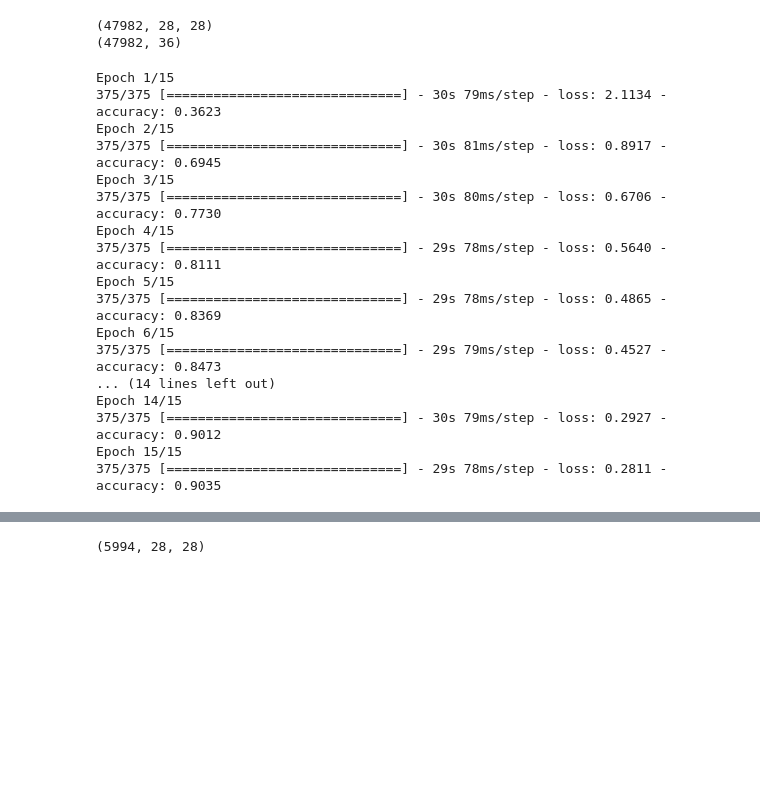
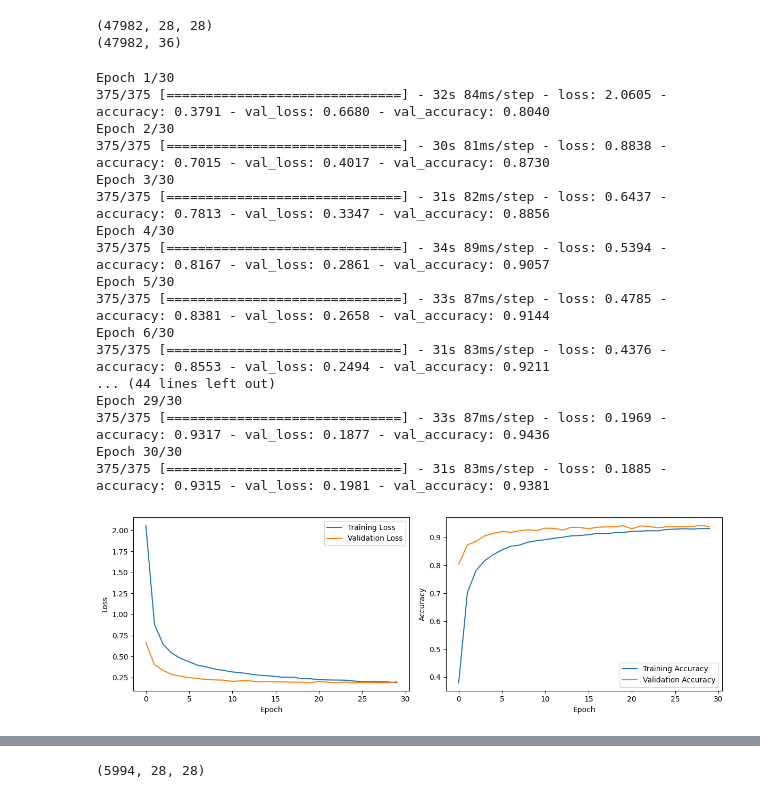
Before and after one commit to Chbmleao/captcha-recognition, a Jupyter notebook: cnn.ipynb, the cells around one changed output, grey strips where cells are left out. Cells and saved outputs as stored; diff of their text form; code cells hidden in the pictures; blank space fills up the shorter version.

Commit message:
feat: add validation dataset on model fitting

```diff
--- a/cnn.ipynb
+++ b/cnn.ipynb
@@ -145,13 +151,16 @@ First three labels: ['R' 'N' 'I']
 # %%
 X_train = X_train.astype('float32')
 X_test = X_test.astype('float32')
+X_val = X_val.astype('float32')
 X_train /= 255
 X_test /= 255
+X_val /= 255
 # %% [markdown]
 ## Preprocess class labels for Keras
 # %%
 Y_train = to_categorical(y_train, 36)
 Y_test = to_categorical(y_test, 36)
+Y_val = to_categorical(y_val, 36)
 # %%
 # Sequential layer
 model = Sequential()
@@ -202,26 +216,54 @@ print(Y_train.shape)
 (47982, 28, 28)
 (47982, 36)
 # %%
-response = model.fit(X_train, Y_train,
-          batch_size=128, epochs=15, verbose=1)
+response = model.fit(
+  X_train, Y_train,
+  validation_data=(X_val, Y_val),
+  batch_size=128, epochs=30, verbose=1
+)
 # %% [output]
-Epoch 1/15
-375/375 [==============================] - 30s 79ms/step - loss: 2.1134 - accuracy: 0.3623
-Epoch 2/15
-375/375 [==============================] - 30s 81ms/step - loss: 0.8917 - accuracy: 0.6945
-Epoch 3/15
-375/375 [==============================] - 30s 80ms/step - loss: 0.6706 - accuracy: 0.7730
-Epoch 4/15
-375/375 [==============================] - 29s 78ms/step - loss: 0.5640 - accuracy: 0.8111
-Epoch 5/15
-375/375 [==============================] - 29s 78ms/step - loss: 0.4865 - accuracy: 0.8369
-Epoch 6/15
-375/375 [==============================] - 29s 79ms/step - loss: 0.4527 - accuracy: 0.8473
-... (14 lines left out)
-Epoch 14/15
-375/375 [==============================] - 30s 79ms/step - loss: 0.2927 - accuracy: 0.9012
-Epoch 15/15
-375/375 [==============================] - 29s 78ms/step - loss: 0.2811 - accuracy: 0.9035
+Epoch 1/30
+375/375 [==============================] - 32s 84ms/step - loss: 2.0605 - accuracy: 0.3791 - val_loss: 0.6680 - val_accuracy: 0.8040
+Epoch 2/30
+375/375 [==============================] - 30s 81ms/step - loss: 0.8838 - accuracy: 0.7015 - val_loss: 0.4017 - val_accuracy: 0.8730
+Epoch 3/30
+375/375 [==============================] - 31s 82ms/step - loss: 0.6437 - accuracy: 0.7813 - val_loss: 0.3347 - val_accuracy: 0.8856
+Epoch 4/30
+375/375 [==============================] - 34s 89ms/step - loss: 0.5394 - accuracy: 0.8167 - val_loss: 0.2861 - val_accuracy: 0.9057
+Epoch 5/30
+375/375 [==============================] - 33s 87ms/step - loss: 0.4785 - accuracy: 0.8381 - val_loss: 0.2658 - val_accuracy: 0.9144
+Epoch 6/30
+375/375 [==============================] - 31s 83ms/step - loss: 0.4376 - accuracy: 0.8553 - val_loss: 0.2494 - val_accuracy: 0.9211
+... (44 lines left out)
+Epoch 29/30
+375/375 [==============================] - 33s 87ms/step - loss: 0.1969 - accuracy: 0.9317 - val_loss: 0.1877 - val_accuracy: 0.9436
+Epoch 30/30
+375/375 [==============================] - 31s 83ms/step - loss: 0.1885 - accuracy: 0.9315 - val_loss: 0.1981 - val_accuracy: 0.9381
+# %%
+train_loss = response.history['loss']
+train_accuracy = response.history['accuracy']
+val_loss = response.history['val_loss']
+val_accuracy = response.history['val_accuracy']
+
+plt.figure(figsize=(12, 4))
+plt.subplot(1, 2, 1)
+plt.plot(train_loss, label='Training Loss')
+plt.plot(val_loss, label='Validation Loss')
+plt.xlabel('Epoch')
+plt.ylabel('Loss')
+plt.legend()
+
+plt.subplot(1, 2, 2)
+plt.plot(train_accuracy, label='Training Accuracy')
+plt.plot(val_accuracy, label='Validation Accuracy')
+plt.xlabel('Epoch')
+plt.ylabel('Accuracy')
+plt.legend()
+
+plt.tight_layout()
+plt.show()
+# %% [output]
+[figure, added]
 # %%
 score = model.evaluate(X_test, Y_test, verbose=1)
 # %% [output]
```
Also changed, not shown: parts of 8 cells of this notebook.
